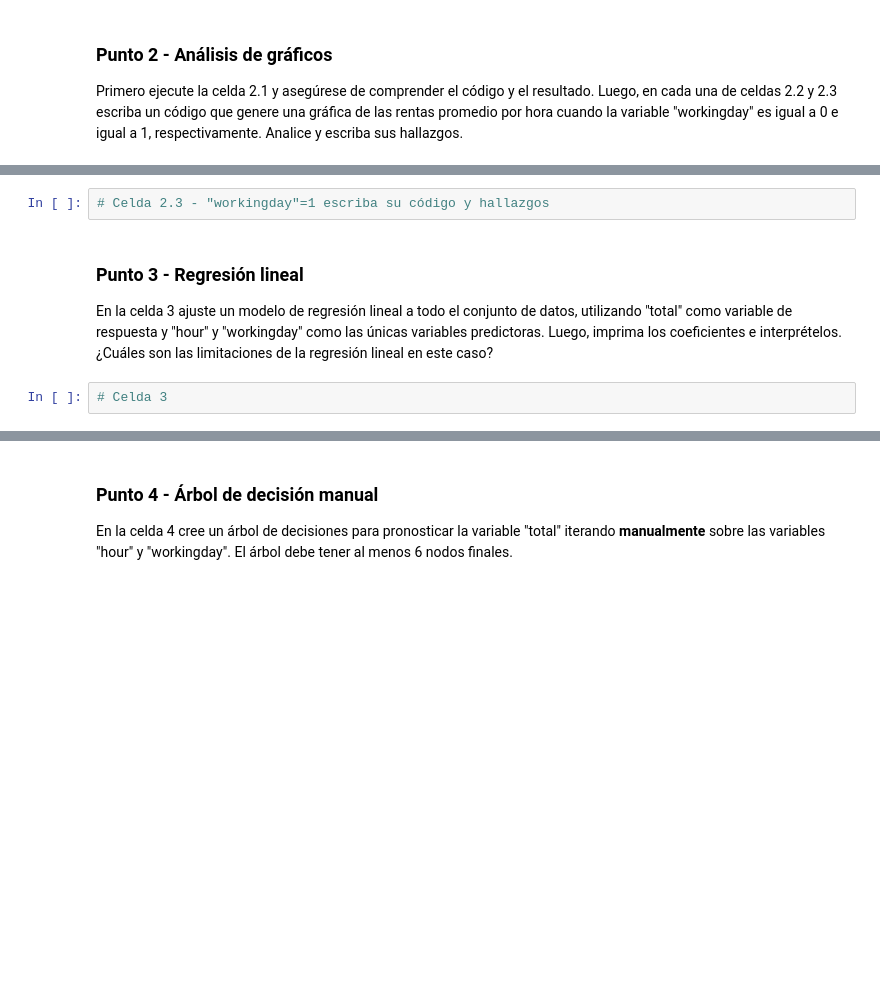
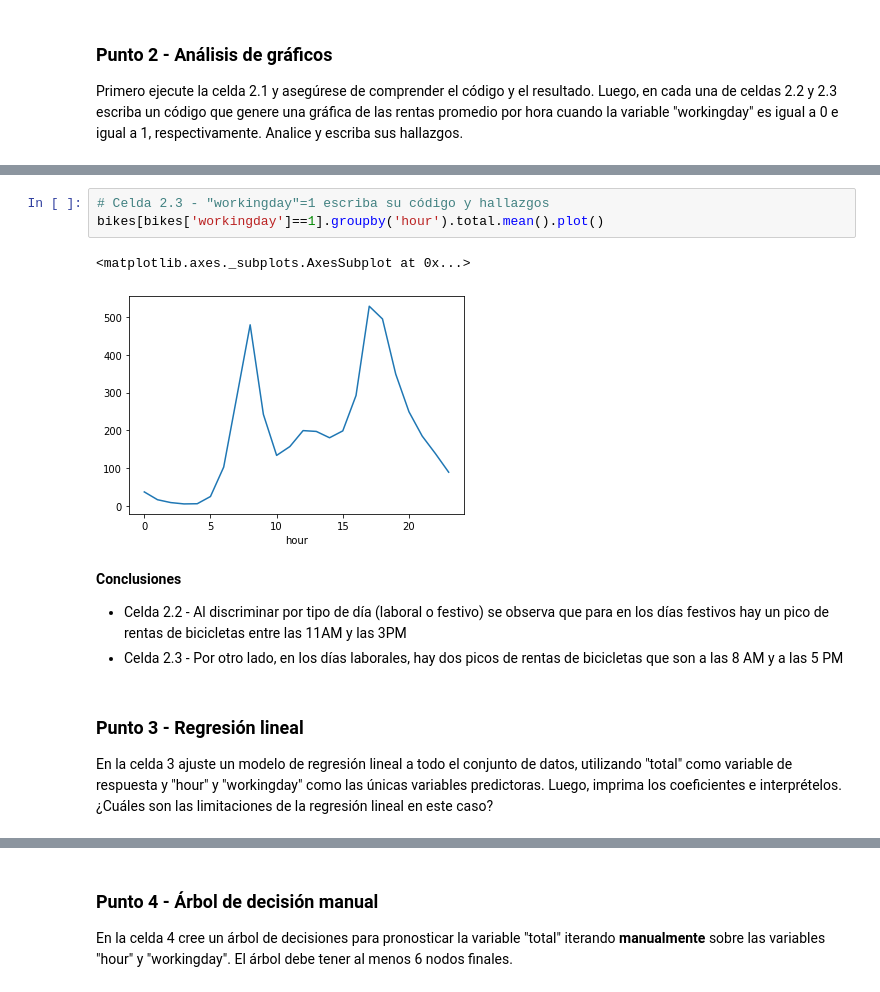
Before and after one commit to EdgarGM20/ML-NLP, a Jupyter notebook: S1TC1_arboles_ensamblajes.ipynb, the cells around one changed output, grey strips where cells are left out. Drawn from its saved outputs; the diff is of its cells as text; blank space fills up the shorter version.

```diff
--- a/S1TC1_arboles_ensamblajes.ipynb
+++ b/S1TC1_arboles_ensamblajes.ipynb
@@ -89,7 +129,13 @@ bikes.groupby('hour').total.mean().plot()
 # %%
 # Celda 2.3 - "workingday"=1 escriba su código y hallazgos
+bikes[bikes['workingday']==1].groupby('hour').total.mean().plot()
+# %% [output]
+<matplotlib.axes._subplots.AxesSubplot at 0x...>
+[figure, added]
+# %% [markdown]
+**Conclusiones**
+* Celda 2.2 - Al discriminar por tipo de día (laboral o festivo) se observa que para en los días festivos hay un pico de rentas de bicicletas entre las 11AM y las 3PM
+* Celda 2.3 - Por otro lado, en los días laborales, hay dos picos de rentas de bicicletas que son a las 8 AM y a las 5 PM
 # %% [markdown]
 ### Punto 3 - Regresión lineal
 En la celda 3 ajuste un modelo de regresión lineal a todo el conjunto de datos, utilizando "total" como variable de respuesta y "hour" y "workingday" como las únicas variables predictoras. Luego, imprima los coeficientes e interprételos. ¿Cuáles son las limitaciones de la regresión lineal en este caso?
-# %%
-# Celda 3
```
Also changed, not shown: parts of 26 cells of this notebook.
